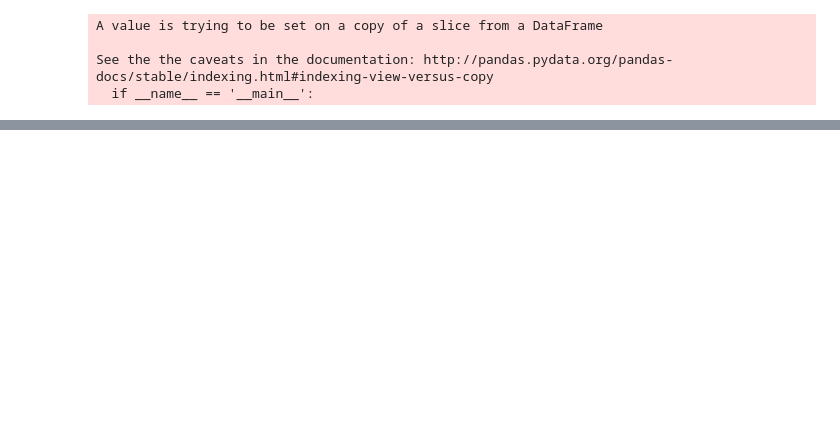
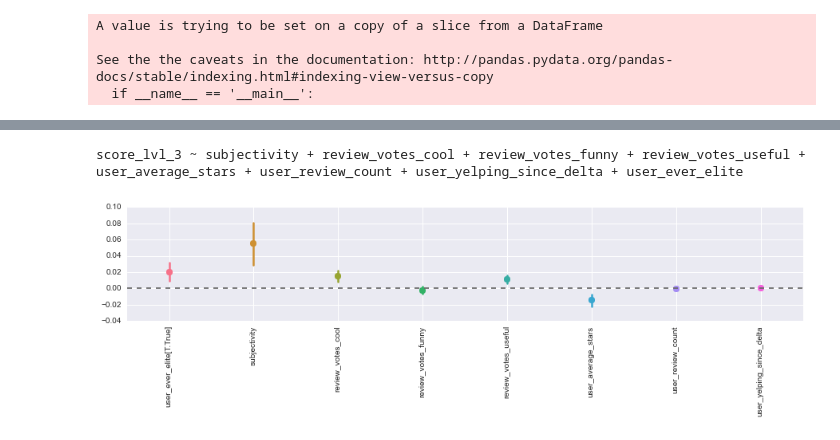
Before and after one commit to potatochip/kojak, a Jupyter notebook: restart.ipynb, the cells around one changed output, grey strips where cells are left out. Drawn from its saved outputs; the diff is of its cells as text; code cells hidden in the pictures; blank space fills up the shorter version.

```diff
--- a/restart.ipynb
+++ b/restart.ipynb
@@ -170,0 +324,2 @@ dtype: int64
+# %%
+df.sort('user_yelping_since_delta')[['user_yelping_since_delta', 'review_date', 'inspection_date']]
@@ -170,0 +366,19 @@ dtype: int64
+# %%
+data = pd.merge(df[['inspection_id', 'enumerated_review_delta', 'score_lvl_1', 'score_lvl_2', 'score_lvl_3']], trust, on=['inspection_id', 'enumerated_review_delta'])
+atts = ['subjectivity',
+ 'review_votes_cool',
+ 'review_votes_funny',
+ 'review_votes_useful',
+ 'user_average_stars',
+ 'user_review_count',
+ 'user_yelping_since_delta',
+ 'user_ever_elite'
+       ]
+formula = "score_lvl_3 ~ " + ' + '.join([i for i in atts])
+print formula
+sns.coefplot(formula, data, intercept=False)
+plt.xticks(rotation=90)
+plt.tight_layout()
+# %% [output]
+score_lvl_3 ~ subjectivity + review_votes_cool + review_votes_funny + review_votes_useful + user_average_stars + user_review_count + user_yelping_since_delta + user_ever_elite
+[figure, added]
```
Also changed, not shown: parts of 44 cells of this notebook, 9 other files.
